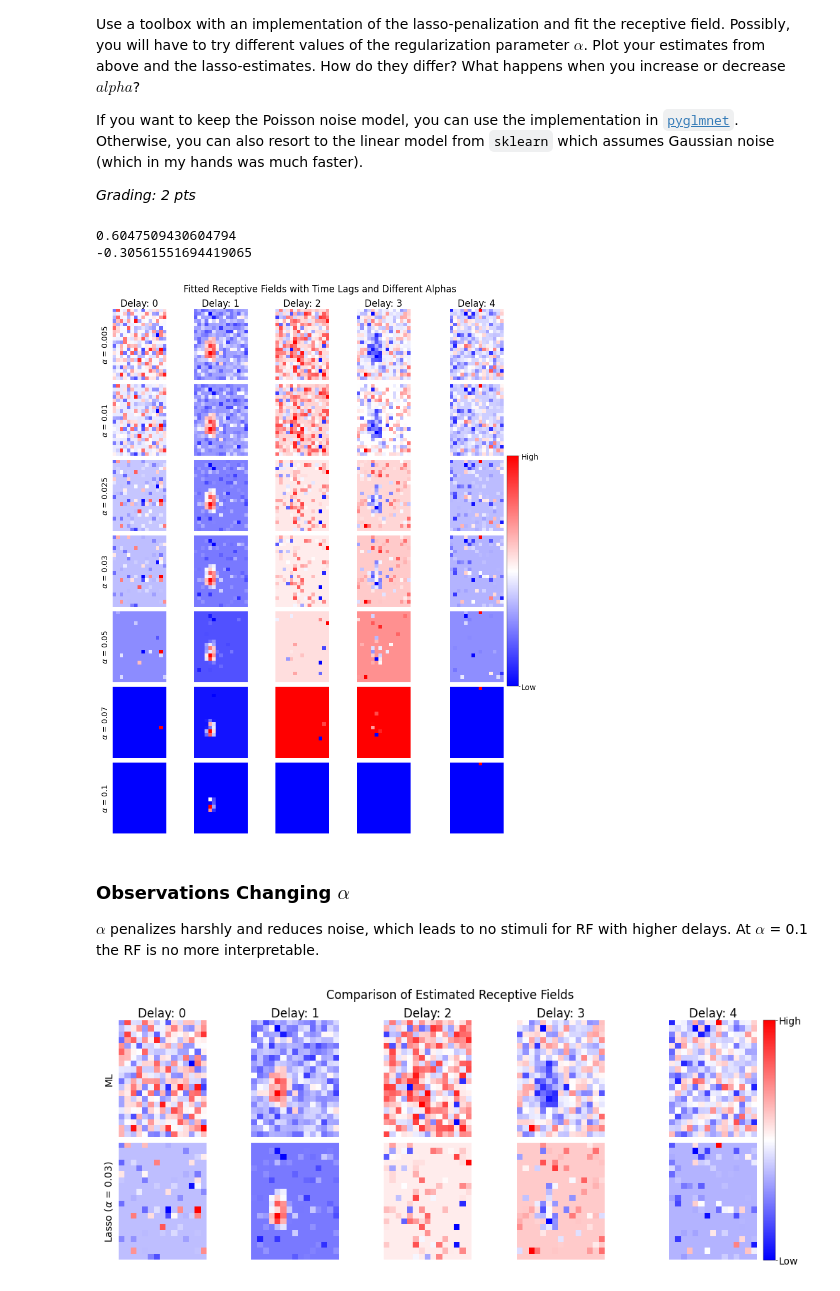
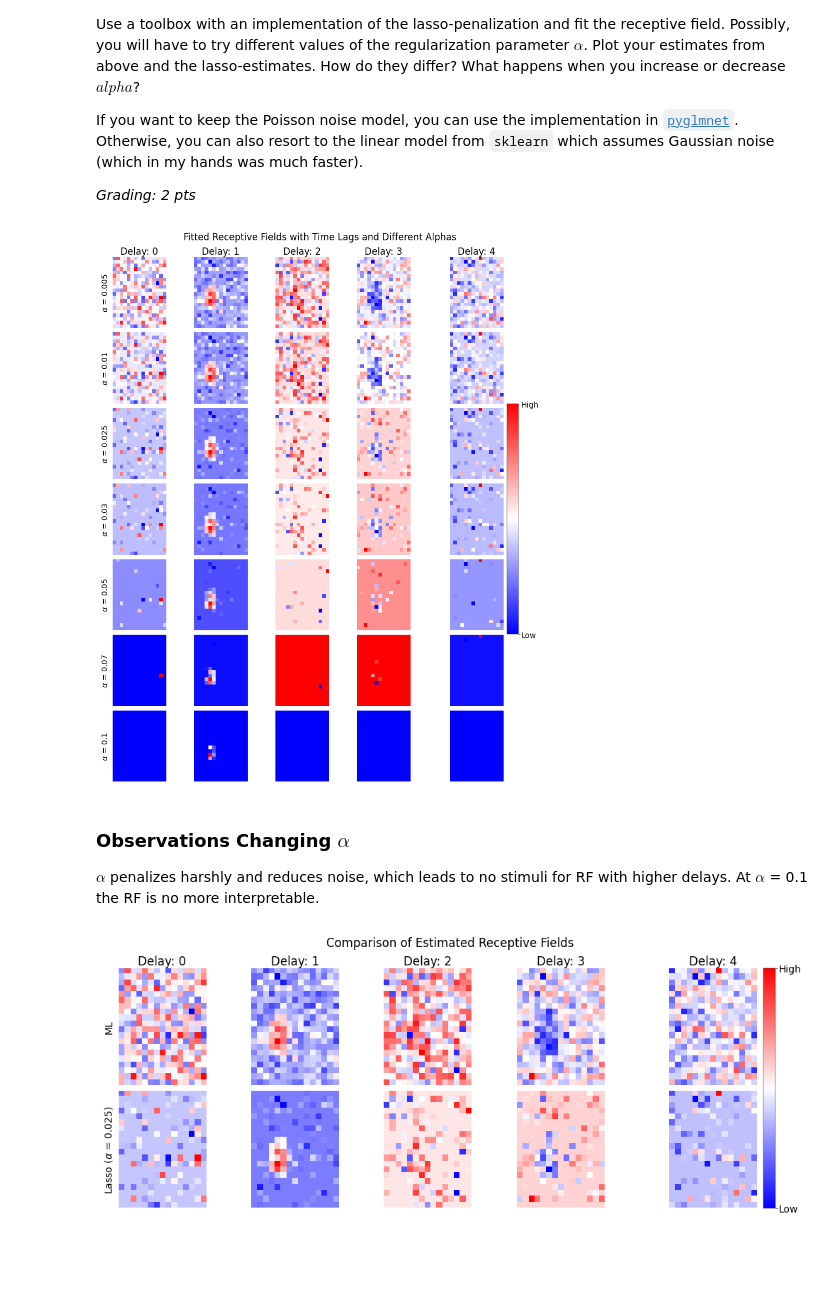
Before and after one commit to stedavkle/uni-tue-nds, a Jupyter notebook: CL5/notebooks/CodingLab5.ipynb, the cells around one changed output. Cells and saved outputs as stored; diff of their text form; code cells hidden in the pictures; blank space fills up the shorter version.

```diff
--- a/CL5/notebooks/CodingLab5.ipynb
+++ b/CL5/notebooks/CodingLab5.ipynb
@@ -530,28 +535,19 @@ Fit receptive field for each frame separately
 delta = [0, 1, 2, 3, 4]
 Dx = 20
 Dy = 15
+
+# data preparation
+w_init = np.zeros(s.shape[0])
 w_hat = np.zeros(((Dx * Dy), len(delta)))
 
-# fit for each delay
+# fit the RF for each delay
 for delay in delta:
-    # data preparation
-    w_init = np.zeros(s.shape[0])
-    considered_spike_count = spike_count[:-1]
-    considered_stimuli = s
-    if delay > 0:
-        considered_spike_count = spike_count[delay:]
-        considered_stimuli = s[:, : (s.shape[1] - delay + 1)]
-
     result = opt.minimize(
         negloglike_lnp,
         w_init,
         args=(
-            # spike_count[delay:spike_count_end],  # consider only spikes after the delay
-            # s[
-            #     :, : (s.shape[1] - delay)
-            # ],  # cut the stimuli not fitting in the data anymore #TODO my old implementation
-            considered_spike_count,
-            considered_stimuli,
+            spike_count[delay:],
+            s[:, : (s.shape[1] - delay)],
         ),
         jac=deriv_negloglike_lnp,
         method="L-BFGS-B",  # Quasi-Newton Optimizer (memory efficient)
@@ -686,20 +682,13 @@ def lasso_fit(s, spike_count, delta, alpha):
 
     # fit for each delay
     for delay in delta:
-        # data preparation
-        considered_spike_count = spike_count[:-1]
-        considered_stimuli = s
-        if delay > 0:
-            considered_spike_count = spike_count[delay:]
-            considered_stimuli = s[:, : (s.shape[1] - delay + 1)]
-
         # fit using sklearn.linear_model.Lasso
         clf = linear_model.Lasso(alpha=alpha)
         clf.fit(
             # s[:, : (s.shape[1] - delay)].T,
             # spike_count[delay:],
-            considered_stimuli.T,
-            considered_spike_count,
+            s[:, : (s.shape[1] - delay)].T,
+            spike_count[delay:],
         )
         w_hat[:, delay] = clf.coef_
 
@@ -711,17 +700,12 @@ alphas = [0.005, 0.01, 0.025, 0.03, 0.05, 0.07, 0.1]
 w_hat_alpha = np.zeros(((Dx * Dy), len(delta), len(alphas)))
 for a, alpha in enumerate(alphas):
     w_hat_alpha[:, :, a] = lasso_fit(s, spike_count, delta, alpha)
-
-print(np.max(w_hat_alpha))
-print(np.min(w_hat_alpha))
-# %% [output]
-0.6047509430604794
--0.30561551694419065
 # %%
 fig, ax = plt.subplots(
     len(alphas), len(delta), figsize=(8, 10), constrained_layout=True
 )
 
+save_im = None  # a trick for the color bar
 for a, alpha in enumerate(alphas):
     for d, delay in enumerate(delta):
         im = ax[a, d].imshow(w_hat_alpha[:, d, a].reshape(Dx, Dy), cmap="bwr")
@@ -731,19 +715,21 @@ for a, alpha in enumerate(alphas):
             spine.set_visible(False)  # Hide the axis frame
         if a == 0:
             ax[a, d].set_title(f"Delay: {delay}")
+        if a == 0 and d == 0:
+            save_im = im
     ax[a, 0].set_ylabel(f"$\\alpha$ = {alpha}")
 
 # add color bar
-cbar = plt.colorbar(im, ax=ax[:, -1], orientation="vertical")
+cbar = plt.colorbar(save_im, ax=ax[:, -1], orientation="vertical")
 cbar.set_ticks(
-    ticks=[np.min(w_hat_alpha[:, -1, -1]), np.max(w_hat_alpha[:, -1, -1])],
+    ticks=[np.min(w_hat_alpha[:, 0, 0]), np.max(w_hat_alpha[:, 0, 0])],
     labels=["Low", "High"],
 )
 
 plt.suptitle("Fitted Receptive Fields with Time Lags and Different Alphas")
 plt.show()
 # %% [output]
-[figure, old version]
+[figure, new version]
 # %% [markdown]
 ### Observations Changing $\alpha$
 
@@ -753,39 +739,39 @@ $\alpha$ penalizes harshly and reduces noise, which leads to no stimuli for RF w
 # plot the estimated receptive fields (1 pt)
 # ------------------------------------------
 
-i_alpha = 3  # alpha = 0.03
+i_alpha = 2  # alpha = 0.025
 w_hat_compare = np.zeros(((Dx * Dy), len(delta), 2))
 w_hat_compare[:, :, 0] = w_hat
 w_hat_compare[:, :, 1] = w_hat_alpha[:, :, i_alpha]
 label = [f"ML", f"Lasso ($\\alpha$ = {alphas[i_alpha]})"]
 
 fig, ax = plt.subplots(2, len(delta), figsize=(10, 4), constrained_layout=True)
 # add plot
 for d in delta:
     ax[0, d].imshow(w_hat_compare[:, d, 0].reshape(Dx, Dy), cmap="bwr")
     ax[0, d].set_title(f"Delay: {d}")
     im = ax[1, d].imshow(w_hat_compare[:, d, 1].reshape(Dx, Dy), cmap="bwr")
 
 ax[0, 0].set_ylabel(label[0])
 ax[1, 0].set_ylabel(label[1])
 
 for a in ax.flatten():
     a.set_xticks([])
     a.set_yticks([])
     for spine in a.spines.values():
         spine.set_visible(False)  # Hide the axis frame
 
 # add color bar
 cbar = plt.colorbar(im, ax=ax[:, -1], orientation="vertical")
 cbar.set_ticks(
     ticks=[np.min(w_hat_compare[:, -1, 1]), np.max(w_hat_compare[:, -1, 1])],
     labels=["Low", "High"],
 )
 
 plt.suptitle("Comparison of Estimated Receptive Fields")
 plt.show()
 # %% [output]
-[figure, old version]
+[figure, new version]
 # %% [markdown]
 ### Observations Comparison
 
```
Also changed, not shown: parts of 5 cells of this notebook.
